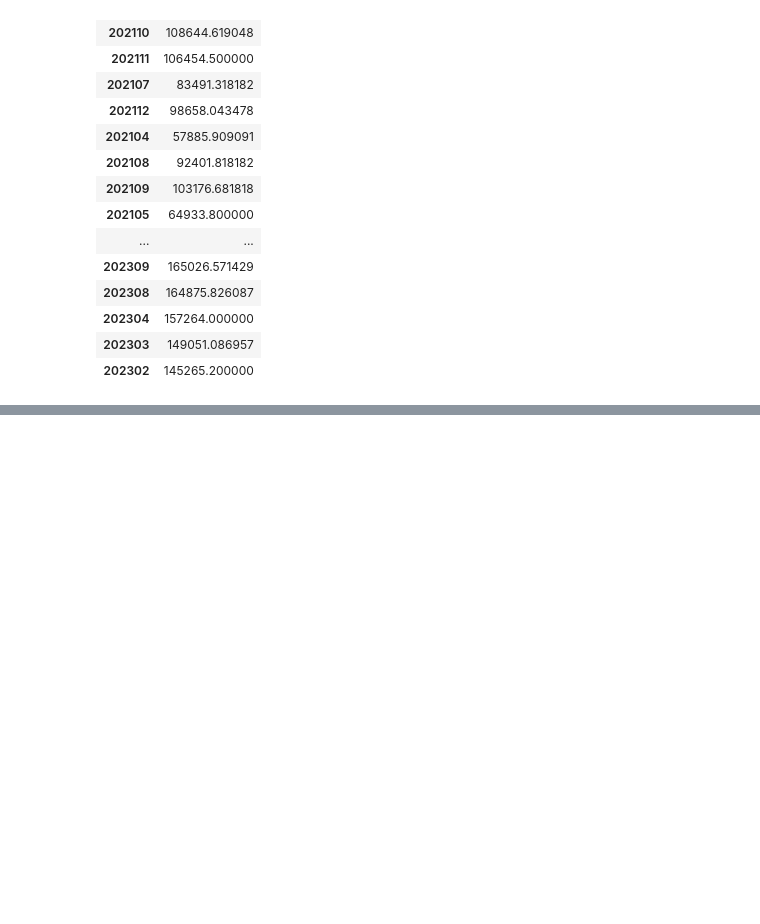
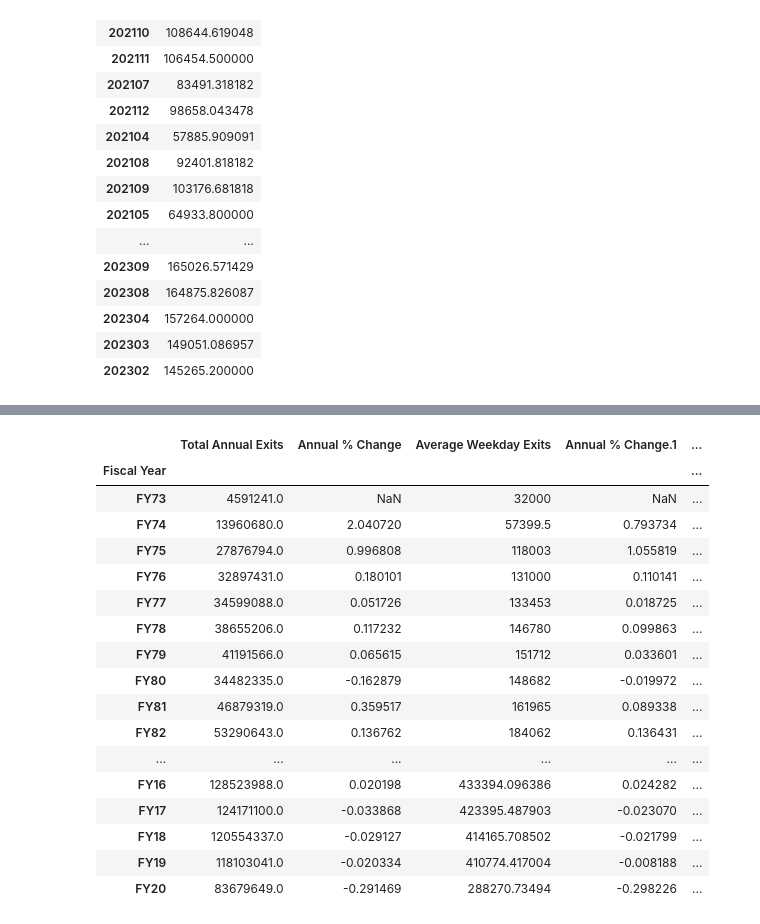
Before and after one commit to angela-bi/public_transportation_dailycal, a Jupyter notebook: ridership_eda.ipynb, the cells around one changed output, grey strips where cells are left out. Saved outputs shown, nothing was run; the diff lists cells and outputs as text; code cells hidden in the pictures; blank space fills up the shorter version.

```diff
--- a/ridership_eda.ipynb
+++ b/ridership_eda.ipynb
@@ -182,0 +174,21 @@ sns.barplot(data=monthly_ridership, x=monthly_ridership.index, y=monthly_ridersh
+# %%
+ann_rider
+# %% [output]
+|  | Total Annual Exits | Annual % Change | Average Weekday Exits | Annual % Change.1 | ... |
+| Fiscal Year |  |  |  |  | ... |
+| FY73 | 4591241.0 | NaN | 32000 | NaN | ... |
+| FY74 | 13960680.0 | 2.040720 | 57399.5 | 0.793734 | ... |
+| FY75 | 27876794.0 | 0.996808 | 118003 | 1.055819 | ... |
+| FY76 | 32897431.0 | 0.180101 | 131000 | 0.110141 | ... |
+| FY77 | 34599088.0 | 0.051726 | 133453 | 0.018725 | ... |
+| FY78 | 38655206.0 | 0.117232 | 146780 | 0.099863 | ... |
+| FY79 | 41191566.0 | 0.065615 | 151712 | 0.033601 | ... |
+| FY80 | 34482335.0 | -0.162879 | 148682 | -0.019972 | ... |
+| FY81 | 46879319.0 | 0.359517 | 161965 | 0.089338 | ... |
+| FY82 | 53290643.0 | 0.136762 | 184062 | 0.136431 | ... |
+| ... | ... | ... | ... | ... | ... |
+| FY16 | 128523988.0 | 0.020198 | 433394.096386 | 0.024282 | ... |
+| FY17 | 124171100.0 | -0.033868 | 423395.487903 | -0.023070 | ... |
+| FY18 | 120554337.0 | -0.029127 | 414165.708502 | -0.021799 | ... |
+| FY19 | 118103041.0 | -0.020334 | 410774.417004 | -0.008188 | ... |
+| FY20 | 83679649.0 | -0.291469 | 288270.73494 | -0.298226 | ... |
```
Also changed, not shown: parts of 14 cells of this notebook.
